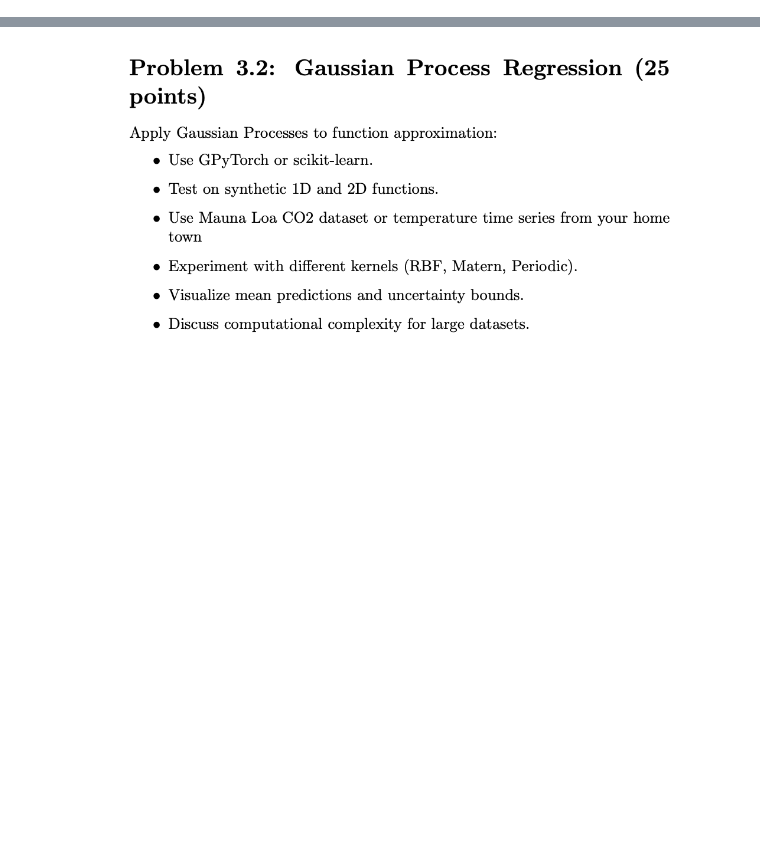
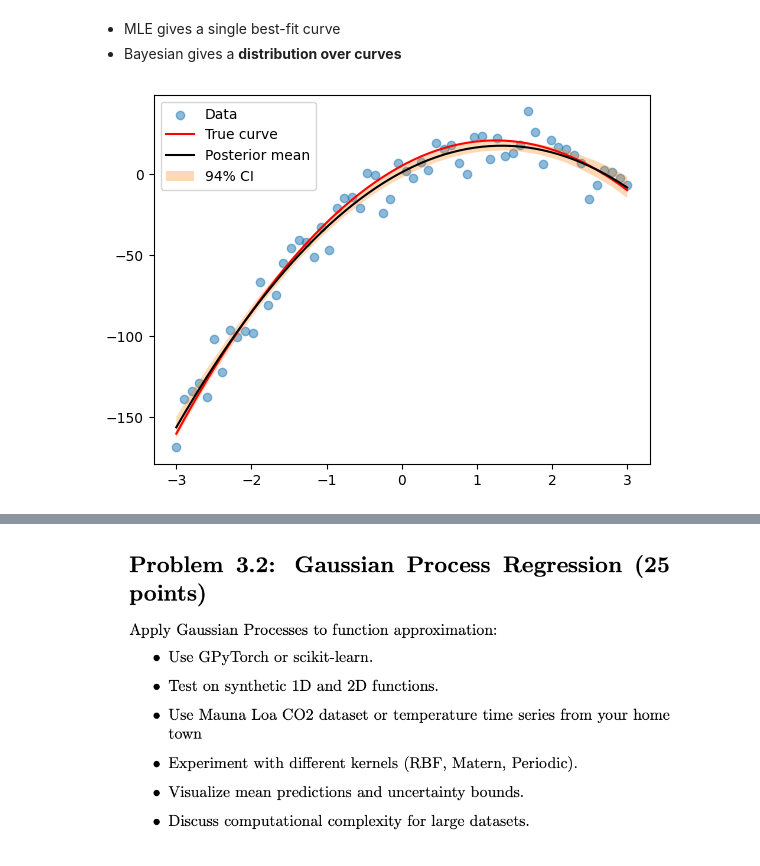
Before and after one commit to MariaNowacka/ml, a Jupyter notebook: apl_math/ml3.ipynb, the cells around one changed output, grey strips where cells are left out. Saved outputs shown, nothing was run; the diff lists cells and outputs as text; code cells hidden in the pictures; blank space fills up the shorter version.

```diff
--- a/apl_math/ml3.ipynb
+++ b/apl_math/ml3.ipynb
@@ -18,0 +164,32 @@ from statsmodels.graphics.tsaplots import plot_acf
+# %% [markdown]
+- MLE gives a single best-fit curve
+- Bayesian gives a **distribution over curves**
+# %%
+posterior = trace.posterior
+
+B_0_s = posterior["B_0"].values.flatten()
+B_1_s = posterior["B_1"].values.flatten()
+B_2_s = posterior["B_2"].values.flatten()
+
+
+x_grid = np.linspace(-3, 3, 60)
+
+y_preds = np.array([
+    b0 + b1 * x_grid + b2 * x_grid**2
+    for b0, b1, b2 in zip(B_0_s, B_1_s, B_2_s)
+])
+
+
+y_mean = y_preds.mean(axis=0)
+y_hdi = az.hdi(y_preds, hdi_prob=0.94)
+
+# Plot
+plt.scatter(x, y, alpha=0.5, label="Data")
+plt.plot(x_grid, y_true, color="red", label="True curve")
+plt.plot(x_grid, y_mean, color="black", label="Posterior mean")
+
+plt.fill_between(x_grid, y_hdi[:, 0], y_hdi[:, 1], alpha=0.3, label="94% CI")
+plt.legend()
+plt.show()
+# %% [output]
+[figure, added]
```
Also changed, not shown: parts of 73 cells of this notebook.
